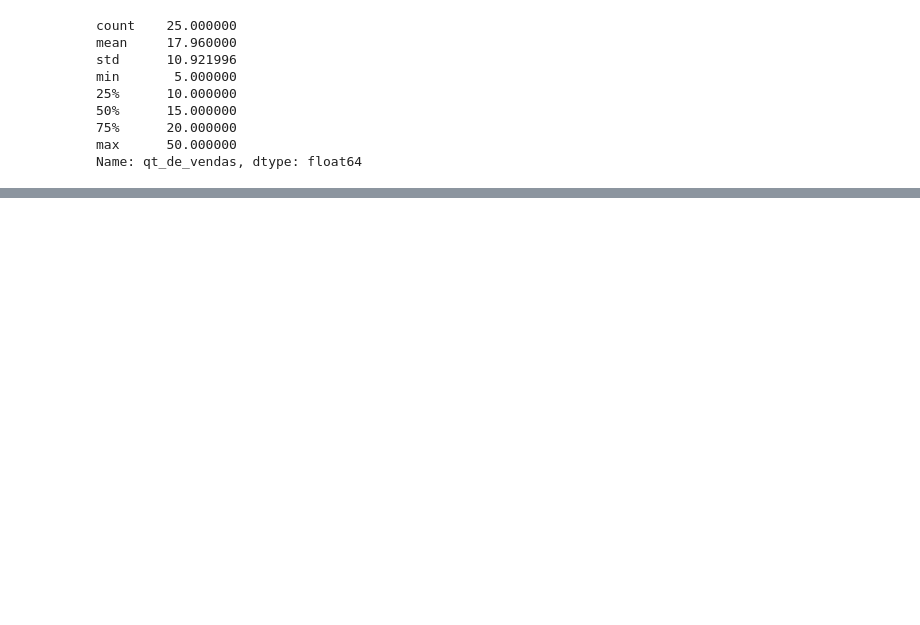
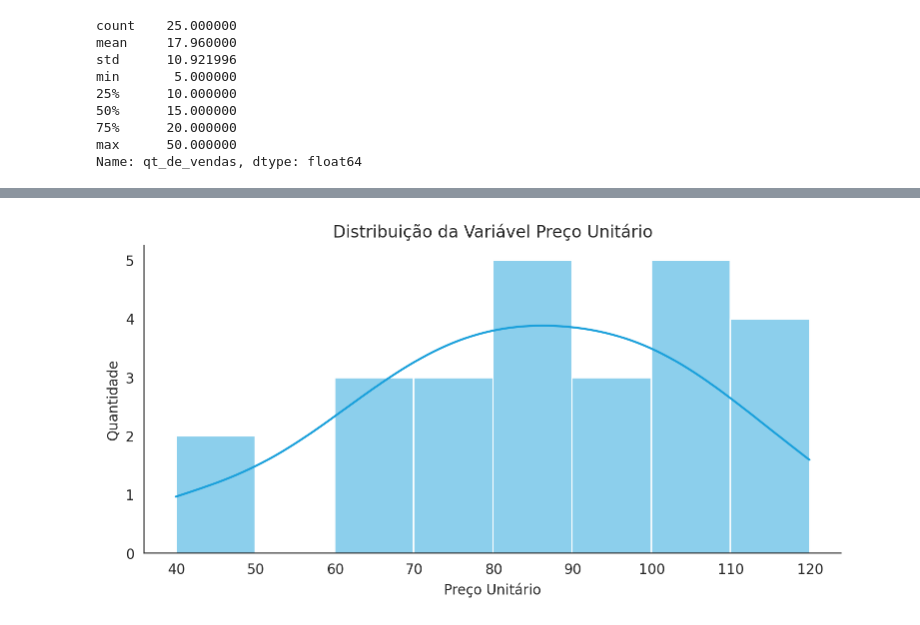
Before and after one commit to Oseiasdfarias/TrilhaDadosJR-JUN15, a Jupyter notebook: notebook/analise_de_dados_vendas_cursos_online.ipynb, the cells around one changed output, grey strips where cells are left out. Cells and saved outputs as stored; diff of their text form; code cells hidden in the pictures; blank space fills up the shorter version.

```diff
--- a/notebook/analise_de_dados_vendas_cursos_online.ipynb
+++ b/notebook/analise_de_dados_vendas_cursos_online.ipynb
@@ -105,0 +110,5 @@ df_vendas.head()
+# %%
+df_vendas["data"] = pd.to_datetime(df_vendas["data"], format='%Y-%m-%d')
+
+print(f"Tipo do dado após conversão: {df_vendas['data'].dtypes}")
+print(f"Amostrar para visualização {df_vendas['data'][1]}")
@@ -134,0 +185,12 @@ Name: qt_de_vendas, dtype: float64
+# %%
+plt.figure(figsize=(9, 4))
+sns.set_palette(sns.color_palette(cores))
+ax= sns.histplot(df_vendas["preco_initario"], bins=8, kde=True, color=cores[-2])
+sns.despine(right=True)
+
+plt.title("Distribuição da Variável Preço Unitário", fontsize=12)
+plt.xlabel("Preço Unitário")
+plt.ylabel("Quantidade")
+plt.show()
+# %% [output]
+[figure, added]
```
Also changed, not shown: parts of 12 cells of this notebook, 2 other files.
